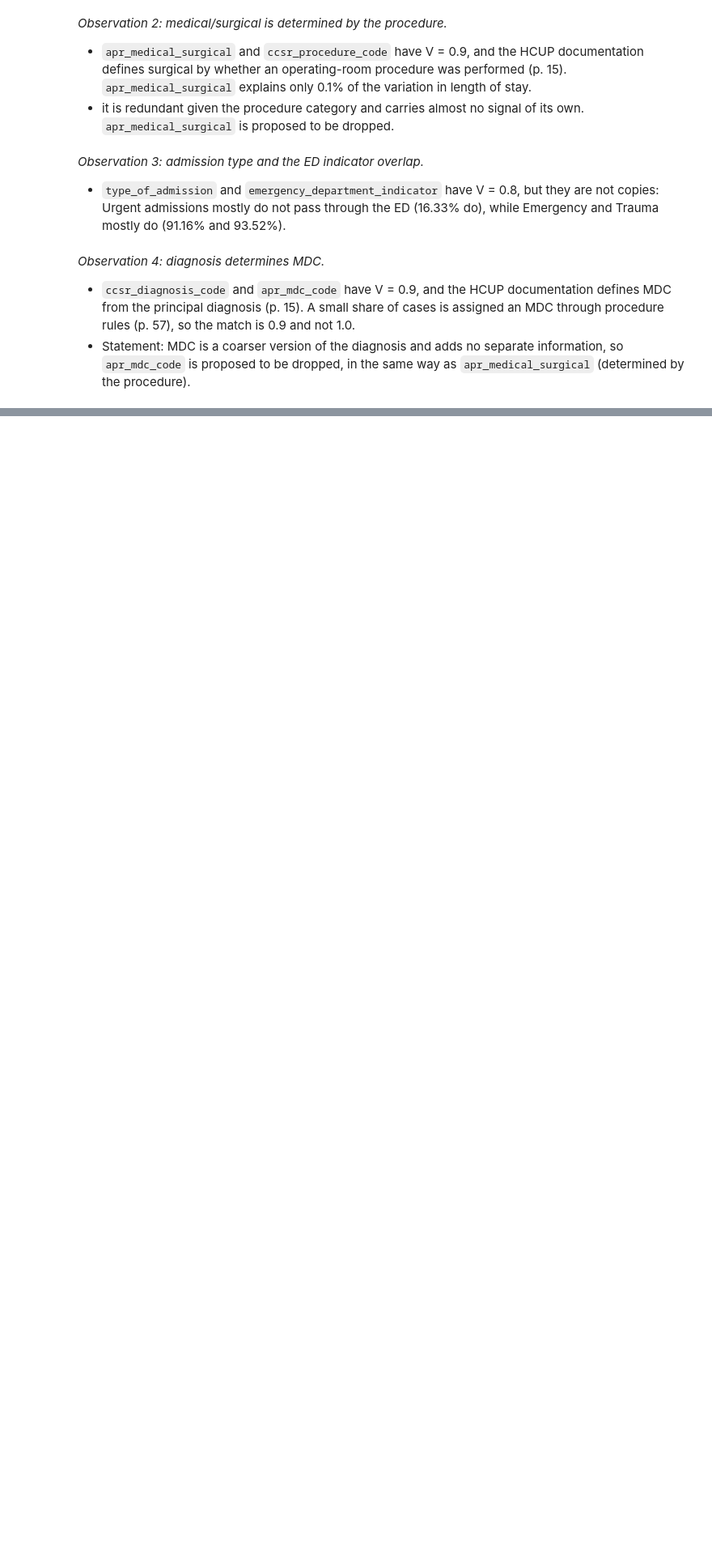
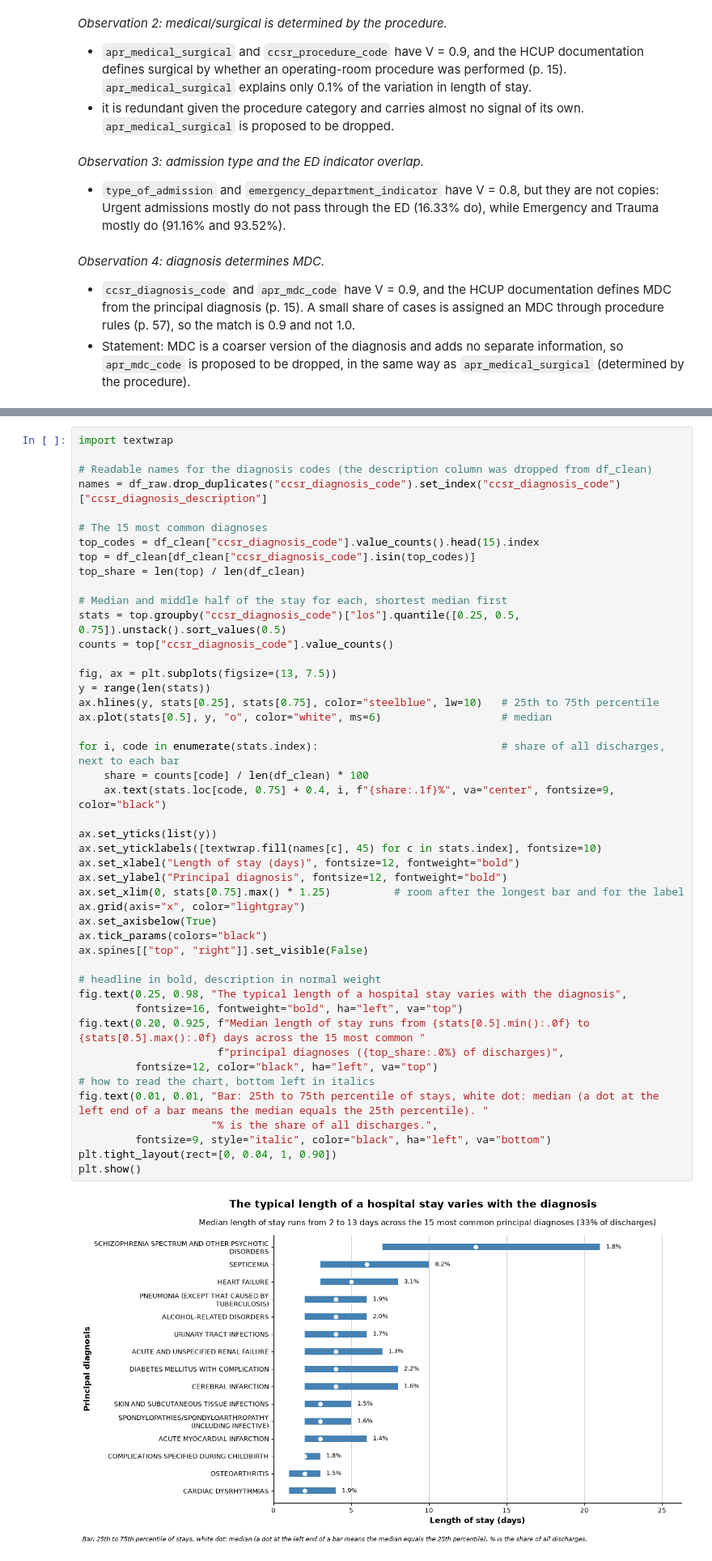
Before and after one commit to suehuynh/hospital-stay-forecast, a Jupyter notebook: src/eda_cleaning_tmp.ipynb, the cells around one changed output, grey strips where cells are left out. Shown at 81% size. Drawn from its saved outputs; the diff is of its cells as text; blank space fills up the shorter version.

```diff
--- a/src/eda_cleaning.ipynb
+++ b/src/eda_cleaning_tmp.ipynb
@@ -1235,0 +1335,48 @@ plt.show()
+# %%
+import textwrap
+
+# Readable names for the diagnosis codes (the description column was dropped from df_clean)
+names = df_raw.drop_duplicates("ccsr_diagnosis_code").set_index("ccsr_diagnosis_code")["ccsr_diagnosis_description"]
+
+# The 15 most common diagnoses
+top_codes = df_clean["ccsr_diagnosis_code"].value_counts().head(15).index
+top = df_clean[df_clean["ccsr_diagnosis_code"].isin(top_codes)]
+top_share = len(top) / len(df_clean)
+
+# Median and middle half of the stay for each, shortest median first
+stats = top.groupby("ccsr_diagnosis_code")["los"].quantile([0.25, 0.5, 0.75]).unstack().sort_values(0.5)
+counts = top["ccsr_diagnosis_code"].value_counts()
+
+fig, ax = plt.subplots(figsize=(13, 7.5))
+y = range(len(stats))
+ax.hlines(y, stats[0.25], stats[0.75], color="steelblue", lw=10)   # 25th to 75th percentile
+ax.plot(stats[0.5], y, "o", color="white", ms=6)                   # median
+
+for i, code in enumerate(stats.index):                             # share of all discharges, next to each bar
+    share = counts[code] / len(df_clean) * 100
+    ax.text(stats.loc[code, 0.75] + 0.4, i, f"{share:.1f}%", va="center", fontsize=9, color="black")
+
+ax.set_yticks(list(y))
+ax.set_yticklabels([textwrap.fill(names[c], 45) for c in stats.index], fontsize=10)
+ax.set_xlabel("Length of stay (days)", fontsize=12, fontweight="bold")
+ax.set_ylabel("Principal diagnosis", fontsize=12, fontweight="bold")
+ax.set_xlim(0, stats[0.75].max() * 1.25)          # room after the longest bar and for the label
+ax.grid(axis="x", color="lightgray")
+ax.set_axisbelow(True)
+ax.tick_params(colors="black")
+ax.spines[["top", "right"]].set_visible(False)
+
+# headline in bold, description in normal weight
+fig.text(0.25, 0.98, "The typical length of a hospital stay varies with the diagnosis",
+         fontsize=16, fontweight="bold", ha="left", va="top")
+fig.text(0.20, 0.925, f"Median length of stay runs from {stats[0.5].min():.0f} to {stats[0.5].max():.0f} days across the 15 most common "
+                      f"principal diagnoses ({top_share:.0%} of discharges)",
+         fontsize=12, color="black", ha="left", va="top")
+# how to read the chart, bottom left in italics
+fig.text(0.01, 0.01, "Bar: 25th to 75th percentile of stays, white dot: median (a dot at the left end of a bar means the median equals the 25th percentile). "
+                     "% is the share of all discharges.",
+         fontsize=9, style="italic", color="black", ha="left", va="bottom")
+plt.tight_layout(rect=[0, 0.04, 1, 0.90])
+plt.show()
+# %% [output]
+[figure, added]
```
Also changed, not shown: parts of 12 cells of this notebook, 9 other files.
